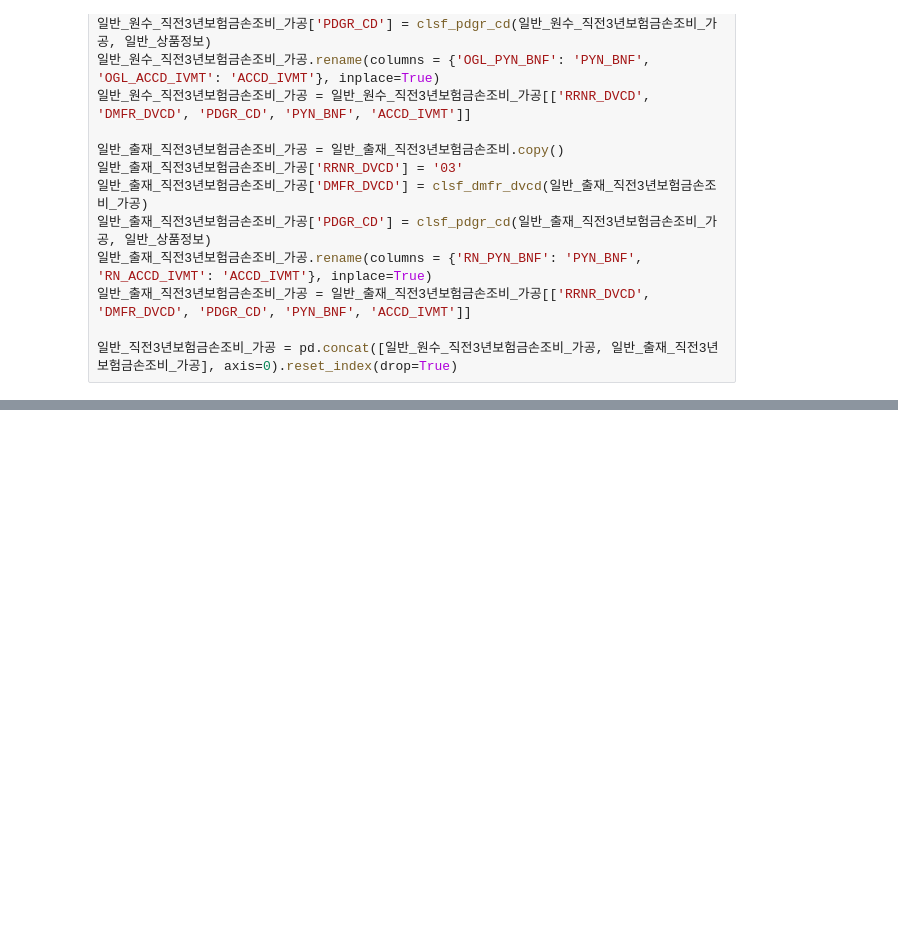
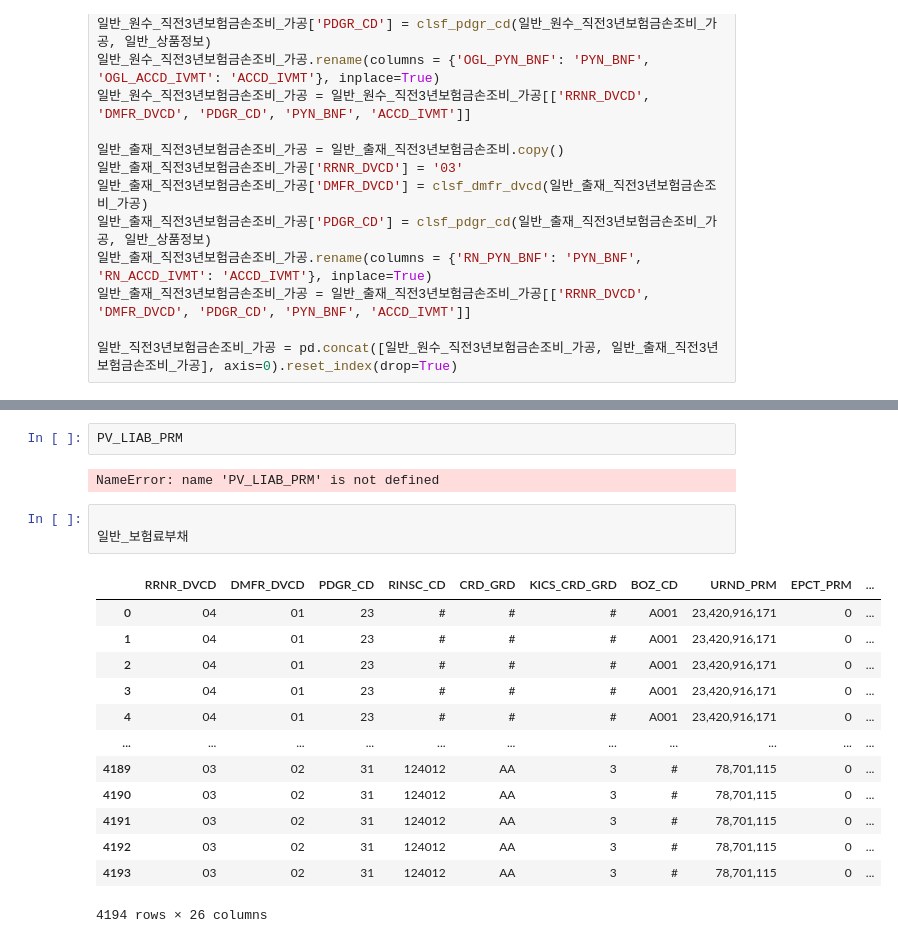
Before and after one commit to lee3jjang/qis4, a Jupyter notebook: 현행추정부채_보험가격준비금익스포져_일반.ipynb, the cells around one changed output, grey strips where cells are left out. Drawn from its saved outputs; the diff is of its cells as text; blank space fills up the shorter version.

```diff
--- a/현행추정부채_보험가격준비금익스포져_일반.ipynb
+++ b/현행추정부채_보험가격준비금익스포져_일반.ipynb
@@ -271,0 +268,21 @@ for rrnr_dvcd in ['01', '02', '03']:
+# %%
+PV_LIAB_PRM
+# %% [output]
+NameError: name 'PV_LIAB_PRM' is not defined
+# %%
+
+일반_보험료부채
+# %% [output]
+|  | RRNR_DVCD | DMFR_DVCD | PDGR_CD | RINSC_CD | CRD_GRD | KICS_CRD_GRD | BOZ_CD | URND_PRM | EPCT_PRM | ... |
+| 0 | 04 | 01 | 23 | # | # | # | A001 | 23,420,916,171 | 0 | ... |
+| 1 | 04 | 01 | 23 | # | # | # | A001 | 23,420,916,171 | 0 | ... |
+| 2 | 04 | 01 | 23 | # | # | # | A001 | 23,420,916,171 | 0 | ... |
+| 3 | 04 | 01 | 23 | # | # | # | A001 | 23,420,916,171 | 0 | ... |
+| 4 | 04 | 01 | 23 | # | # | # | A001 | 23,420,916,171 | 0 | ... |
+| ... | ... | ... | ... | ... | ... | ... | ... | ... | ... | ... |
+| 4189 | 03 | 02 | 31 | 124012 | AA | 3 | # | 78,701,115 | 0 | ... |
+| 4190 | 03 | 02 | 31 | 124012 | AA | 3 | # | 78,701,115 | 0 | ... |
+| 4191 | 03 | 02 | 31 | 124012 | AA | 3 | # | 78,701,115 | 0 | ... |
+| 4192 | 03 | 02 | 31 | 124012 | AA | 3 | # | 78,701,115 | 0 | ... |
+| 4193 | 03 | 02 | 31 | 124012 | AA | 3 | # | 78,701,115 | 0 | ... |
+4194 rows × 26 columns
```
Also changed, not shown: parts of 7 cells of this notebook, 4 other files.
